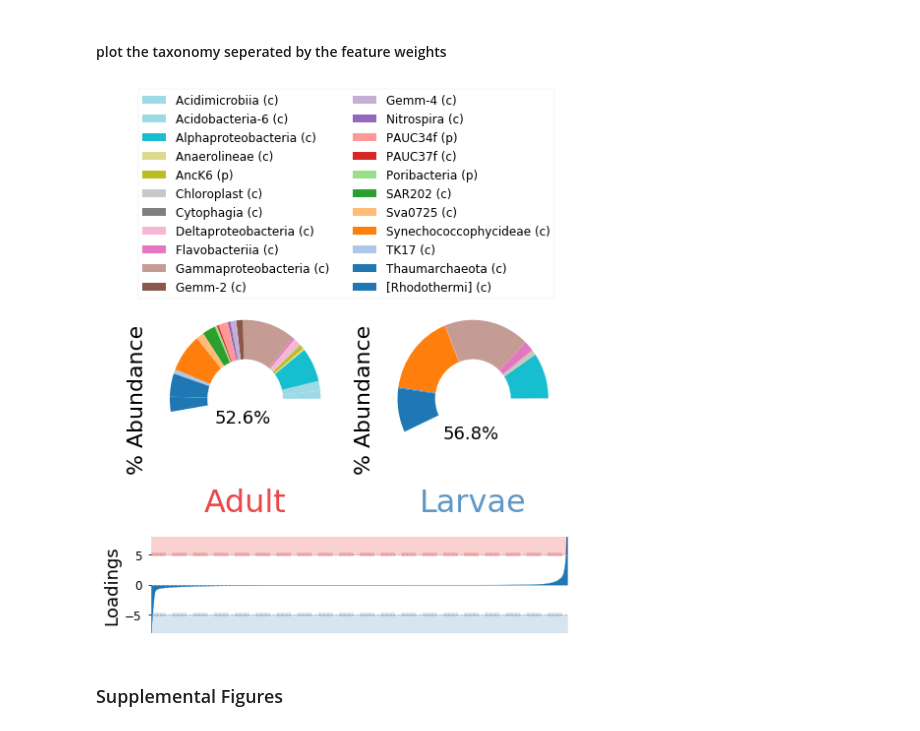
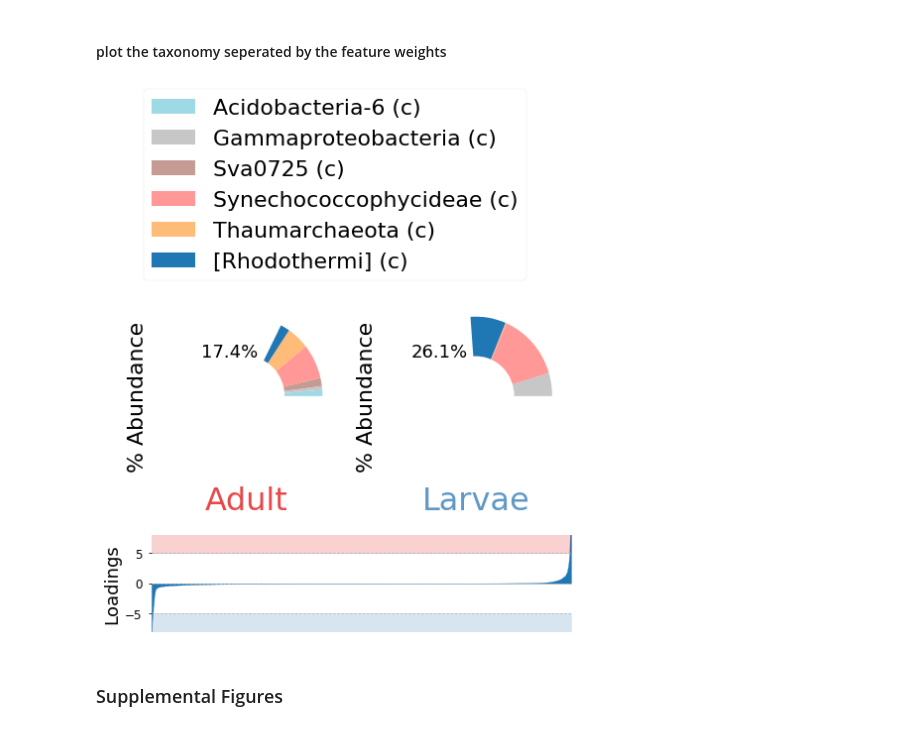
Before and after one commit to biocore/DEICODE, a Jupyter notebook: Examples/sponge_biom.ipynb, the cells around one changed output. Cells and saved outputs as stored; diff of their text form; code cells hidden in the pictures.

```diff
--- a/Examples/sponge_biom.ipynb
+++ b/Examples/sponge_biom.ipynb
@@ -75,7 +75,7 @@ Now we can extract OTUs (features) that separate sponges across life stages.
 
 We want to see if life stage is an important category. We would also like to find out what pattern of OTUs best explain possible variation between life stages. In this case we use a rank of 2 because life stage has two possible classes; Adult or Larvae.
 # %%
-table_norm=rclr().fit_transform(closure(otutabledf.copy()))
+table_norm=rclr().fit_transform(otutabledf.copy())
 opt=OptSpace(rank=2,iteration=5,tol=1e-5).fit(table_norm)
 sample_loading=pd.DataFrame(opt.sample_weights,index=otutabledf.index)
 feature_loading=pd.DataFrame(opt.feature_weights,index=otutabledf.columns)
@@ -255,7 +255,7 @@ plt.show()
 # %% [markdown]
 #### plot the taxonomy seperated by the feature weights
 # %%
-cutoff_=5
+cutoff_=9.44
 features=get_enriched_labels(feature_loading.copy(),cutoff=cutoff_)
 mean_abundances=get_mean_abundance(otutabledf,mappingdf,features,'life_stage')
 index_level_tax=get_lowest_level(taxonomy,features,default_highest=-5)
@@ -280,8 +280,8 @@ ax_bar.set_ylim([feature_loading[0].min(), feature_loading[0].max()])
 ax_bar.set_xticks([])
 ax_bar.axhline(cutoff_,lw=4,ls='--',color="#e41a1c",alpha=.2)
 ax_bar.axhline(-cutoff_,lw=4,ls='--',color="#377eb8",alpha=.2)
-ax_bar.fill_between(ind, cutoff_,feature_loading[0].max(), color="#e41a1c",alpha=.2)
-ax_bar.fill_between(ind, -cutoff_,feature_loading[0].min(), color="#377eb8",alpha=.2)
+ax_bar.fill_between(ind, 5,feature_loading[0].max(), color="#e41a1c",alpha=.2)
+ax_bar.fill_between(ind, -5,feature_loading[0].min(), color="#377eb8",alpha=.2)
 ax_bar.set_ylim([-8, 8])
 ax_bar.grid(which='major', axis='both', linestyle='--')
 ax_bar.set_ylabel('Loadings', fontsize=18)
@@ -291,43 +291,43 @@ ax_bar.spines['top'].set_visible(False)
 ax_bar.spines['bottom'].set_visible(False)
 ax_bar.spines['left'].set_visible(False)
 
-locs=[(-.4,-.3),(-.4,-.5)]
+locs=[(-.6,.5),(-.85,.5)]
 percs=[str(x)[:4]+'%' for x in list(mean_abundances.sum())]
 for (count_,group_),ax,cols_ in zip(enumerate(mean_abundances.columns),
                              [ax_group1,ax_group2]
                                    ,['#e41a1c','#377eb8']):
     all_pie=mean_abundances.copy()
 
     all_pie[group_]=all_pie[group_]/100
 
     # Create a circle for the center of the plot
     my_circle=plt.Circle( (0,0), 0.5, color='white')
 
     all_pie[group_].T.plot.pie(ax=ax,
                                     labels=['' for x in mean_abundances[group_].values],
                                    colormap='tab20_r')
 
     ax.set_ylabel('% Abundance',fontsize=22)
     ax.add_artist(my_circle)
     ax.annotate(percs[count_], locs[count_],fontsize=18)
     ax.set_title(group_,fontsize=32,y=-.10,color=cols_,alpha=.8)
 
 ax_group1.legend(labels=all_pie.index,title=""
-                 , loc=2,prop={'size':12}
+                 , loc=2,prop={'size':22}
                  ,bbox_to_anchor=(-.1, 2.1),
-                ncol=math.floor(np.sqrt(len(mean_abundances.index)))-2)
+                ncol=math.floor(np.sqrt(len(mean_abundances.index)))-1)
 
 ax_legend.grid()
 ax_legend.set_xticks([])
 ax_legend.set_yticks([])
 ax_legend.axis('off')
 ax_legend.grid()
 ax_legend.set_xticks([])
 ax_legend.set_yticks([])
 fig.savefig('figures/figure4A.png',dpi=300, bbox_inches='tight',facecolor='white')
 plt.show()
 # %% [output]
-[figure, old version]
+[figure, new version]
 # %% [markdown]
 ### Supplemental Figures
 # %%
```
Also changed, not shown: parts of 2 cells of this notebook, 6 other files.
